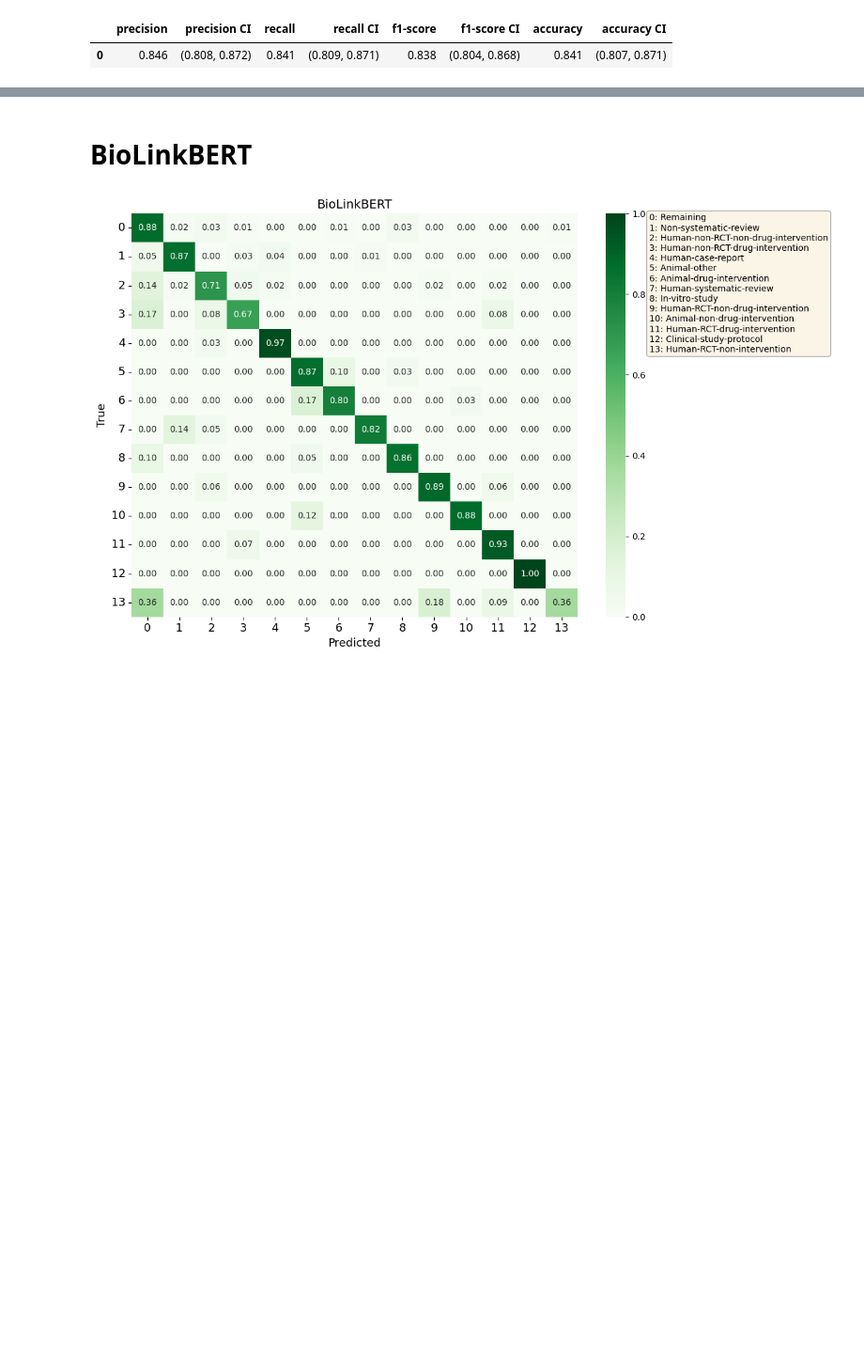
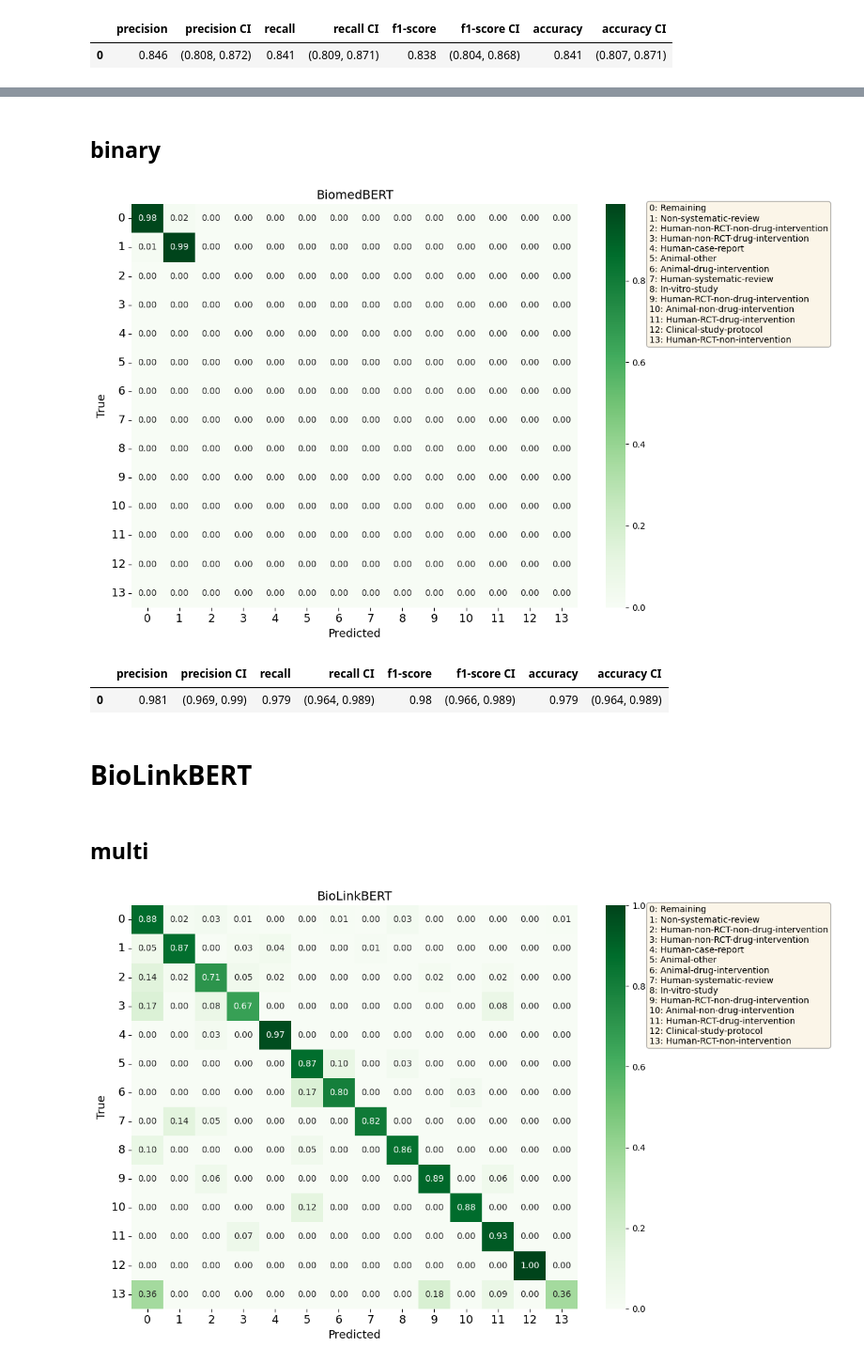
Before and after one commit to Ineichen-Group/StudyTypeTeller, a Jupyter notebook: scripts/evaluation/performance_w_CI.ipynb, the cells around one changed output, grey strips where cells are left out. Shown at 94% size. Cells and saved outputs as stored; diff of their text form; code cells hidden in the pictures; blank space fills up the shorter version.

```diff
--- a/scripts/evaluation/performance_w_CI.ipynb
+++ b/scripts/evaluation/performance_w_CI.ipynb
@@ -478,8 +497,23 @@ all_reports_df
 | macro | 0.839 | 0.814 | 0.820 | NaN | (0.791, 0.887) | (0.779, 0.849) | (0.795, 0.845) | NaN | 534 |
 | weighted avg | 0.846 | 0.841 | 0.838 | 0.841 | (0.808, 0.872) | (0.809, 0.871) | (0.804, 0.868) | (0.807, 0.871) | 534 |
 | accuracy | 0.841 | 0.841 | 0.841 | 0.841 | (0.807, 0.871) | (0.807, 0.871) | (0.807, 0.871) | (0.807, 0.871) | 534 |
+# %% [markdown]
+## binary
+# %%
+model = 'BiomedBERT' # TODO select model name
+df = pd.read_csv('./../../models/transformers/evaluations/binary/predictions/BiomedBERT.csv')
+target_col = 'true_label'
+prediction_col = 'prediction'
+all_reports_df, summary_df = evaluate_predictions_with_ci(model, df, target_col, prediction_col, label_to_numerical, numerical_to_label, digits=3)
+summary_df
+# %% [output]
+[figure, added]
+|  | precision | precision CI | recall | recall CI | f1-score | f1-score CI | accuracy | accuracy CI |
+| 0 | 0.981 | (0.969, 0.99) | 0.979 | (0.964, 0.989) | 0.98 | (0.966, 0.989) | 0.979 | (0.964, 0.989) |
 # %% [markdown]
 # BioLinkBERT
+# %% [markdown]
+## multi
 # %%
 model = 'BioLinkBERT' # TODO select model name
 df = pd.read_csv('./../../models/transformers/evaluations/multi/predictions/BioLinkBERT.csv')
```
Also changed, not shown: parts of 19 cells of this notebook, 8 other files.
